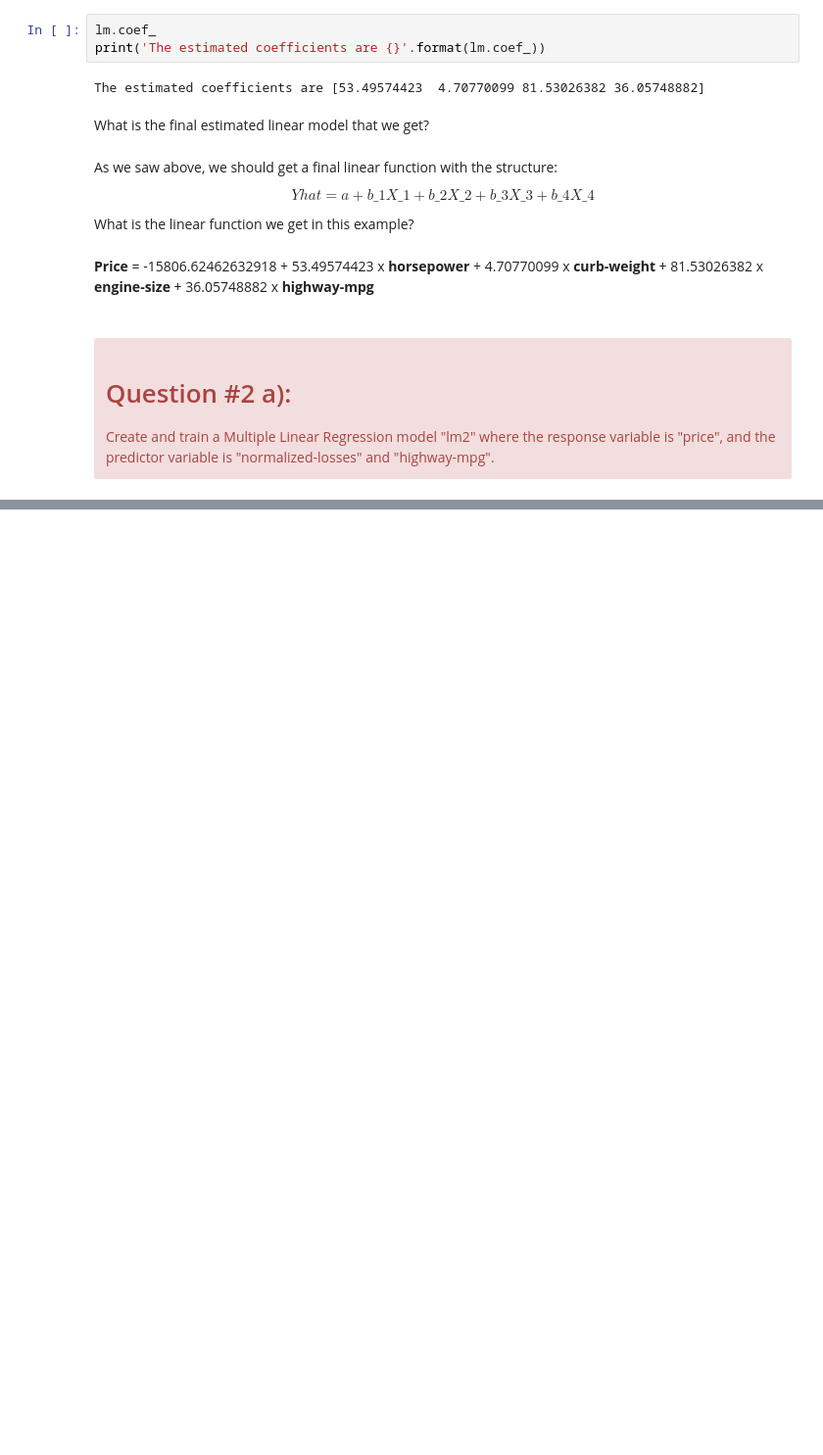
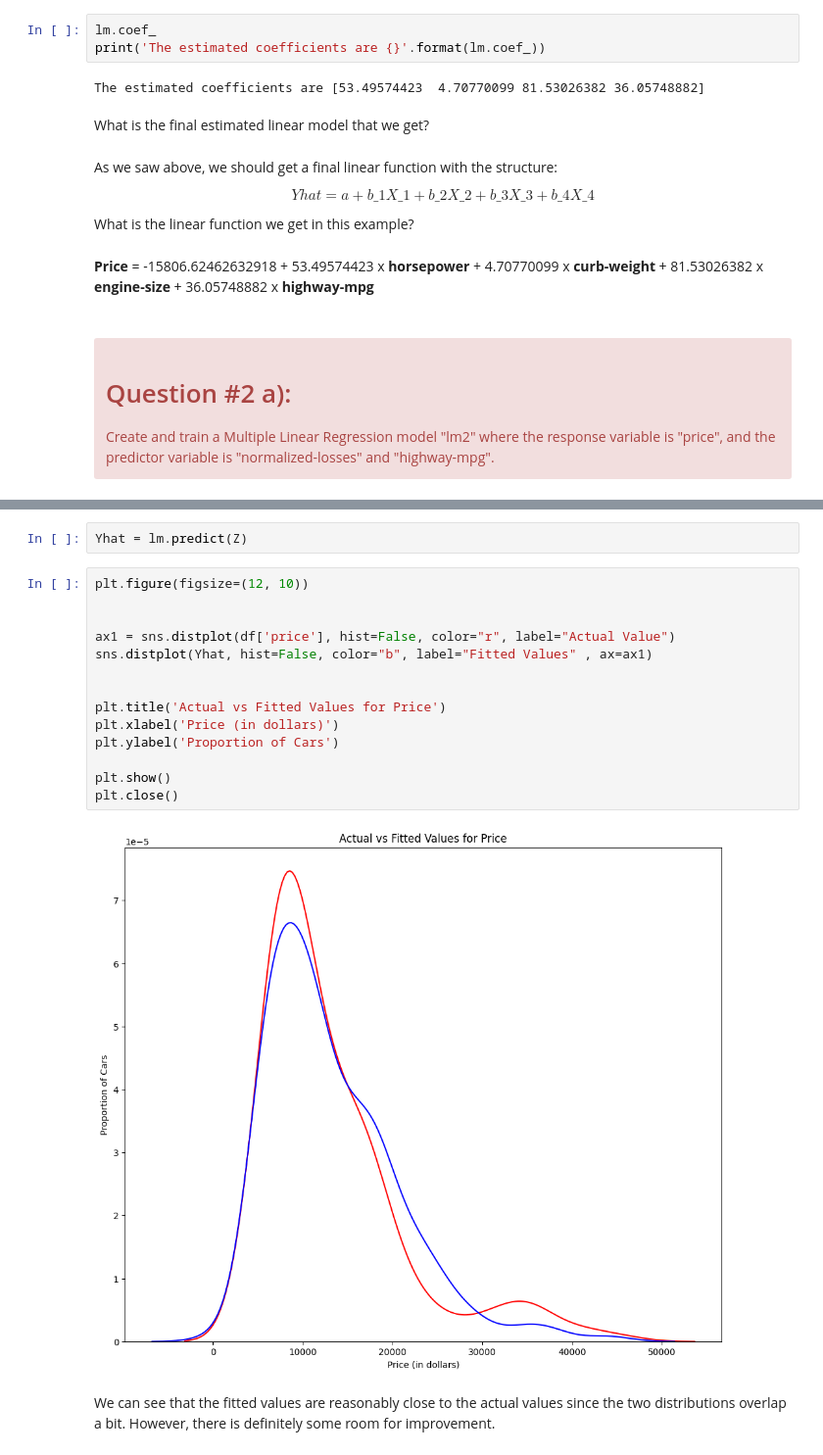
Before and after one commit to giuliamf/applied-datascience, a Jupyter notebook: 2. Data Analysis with Python/4.model_development.ipynb, the cells around one changed output, grey strips where cells are left out. Shown at 98% size. Drawn from its saved outputs; the diff is of its cells as text; blank space fills up the shorter version.

```diff
--- a/2. Data Analysis with Python/4.model_development.ipynb
+++ b/2. Data Analysis with Python/4.model_development.ipynb
@@ -254,0 +375,20 @@ Create and train a Multiple Linear Regression model "lm2" where the response var
+# %%
+Yhat = lm.predict(Z)
+# %%
+plt.figure(figsize=(12, 10))
+
+
+ax1 = sns.distplot(df['price'], hist=False, color="r", label="Actual Value")
+sns.distplot(Yhat, hist=False, color="b", label="Fitted Values" , ax=ax1)
+
+
+plt.title('Actual vs Fitted Values for Price')
+plt.xlabel('Price (in dollars)')
+plt.ylabel('Proportion of Cars')
+
+plt.show()
+plt.close()
+# %% [output]
+[figure, added]
+# %% [markdown]
+<p>We can see that the fitted values are reasonably close to the actual values since the two distributions overlap a bit. However, there is definitely some room for improvement.</p>
```
Also changed, not shown: parts of 113 cells of this notebook.
